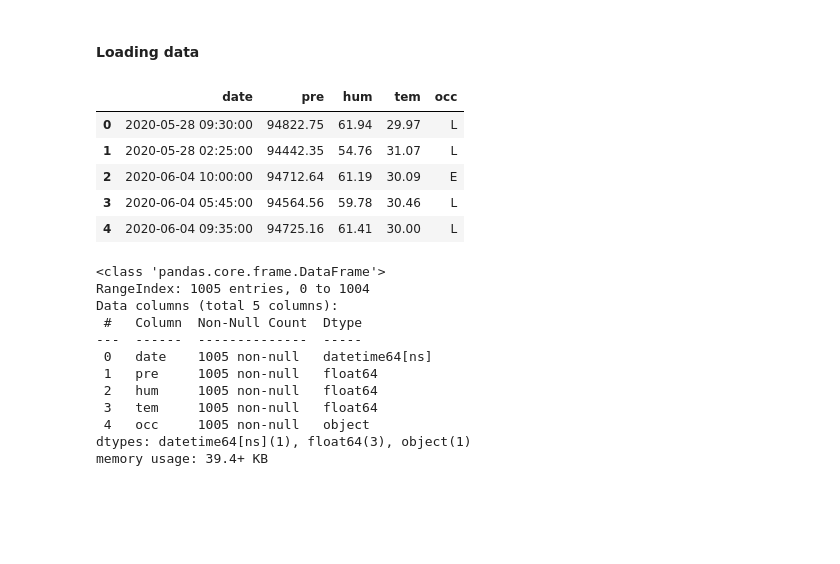
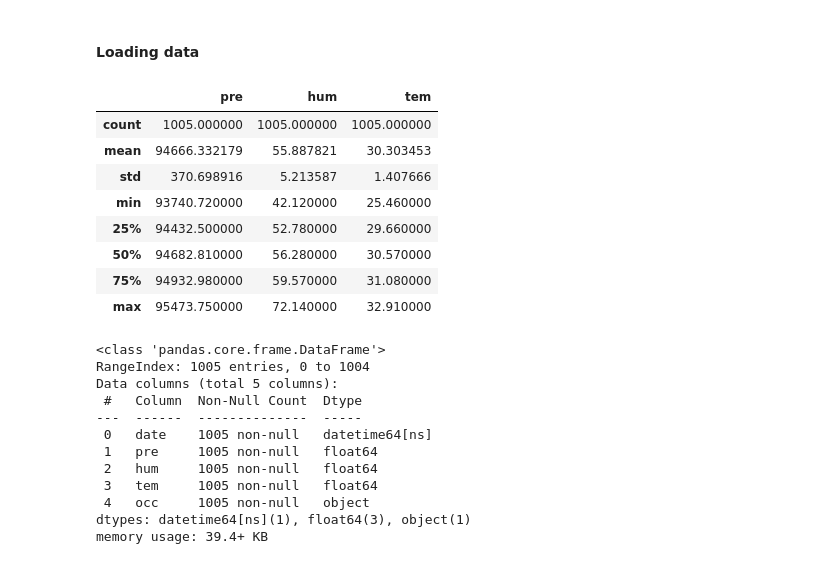
Before and after one commit to Adrian-Garcia/Machine-learning-1st-partial, a Jupyter notebook: 1st partial exam.ipynb, the cells around one changed output. Cells and saved outputs as stored; diff of their text form; code cells hidden in the pictures; blank space fills up the shorter version.

```diff
--- a/1st partial exam.ipynb
+++ b/1st partial exam.ipynb
@@ -22,14 +26,17 @@ feature_names = df.columns[:-1].tolist()
 X = df[feature_names]
 y = df['occ']
 # %%
-df.head()
+df.describe()
 # %% [output]
-|  | date | pre | hum | tem | occ |
-| 0 | 2020-05-28 09:30:00 | 94822.75 | 61.94 | 29.97 | L |
-| 1 | 2020-05-28 02:25:00 | 94442.35 | 54.76 | 31.07 | L |
-| 2 | 2020-06-04 10:00:00 | 94712.64 | 61.19 | 30.09 | E |
-| 3 | 2020-06-04 05:45:00 | 94564.56 | 59.78 | 30.46 | L |
-| 4 | 2020-06-04 09:35:00 | 94725.16 | 61.41 | 30.00 | L |
+|  | pre | hum | tem |
+| count | 1005.000000 | 1005.000000 | 1005.000000 |
+| mean | 94666.332179 | 55.887821 | 30.303453 |
+| std | 370.698916 | 5.213587 | 1.407666 |
+| min | 93740.720000 | 42.120000 | 25.460000 |
+| 25% | 94432.500000 | 52.780000 | 29.660000 |
+| 50% | 94682.810000 | 56.280000 | 30.570000 |
+| 75% | 94932.980000 | 59.570000 | 31.080000 |
+| max | 95473.750000 | 72.140000 | 32.910000 |
 # %%
 # Look for missing data
 df.info()
```
Also changed, not shown: parts of 9 cells of this notebook.
